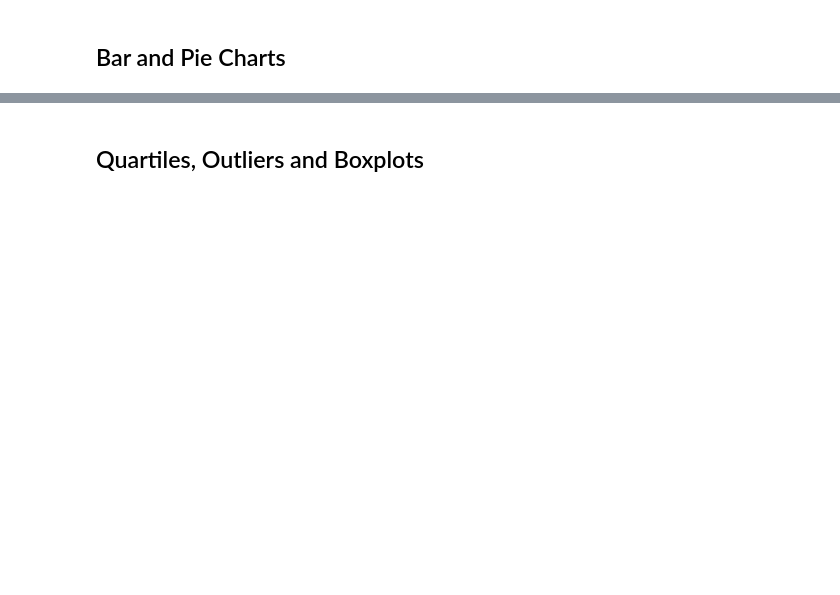
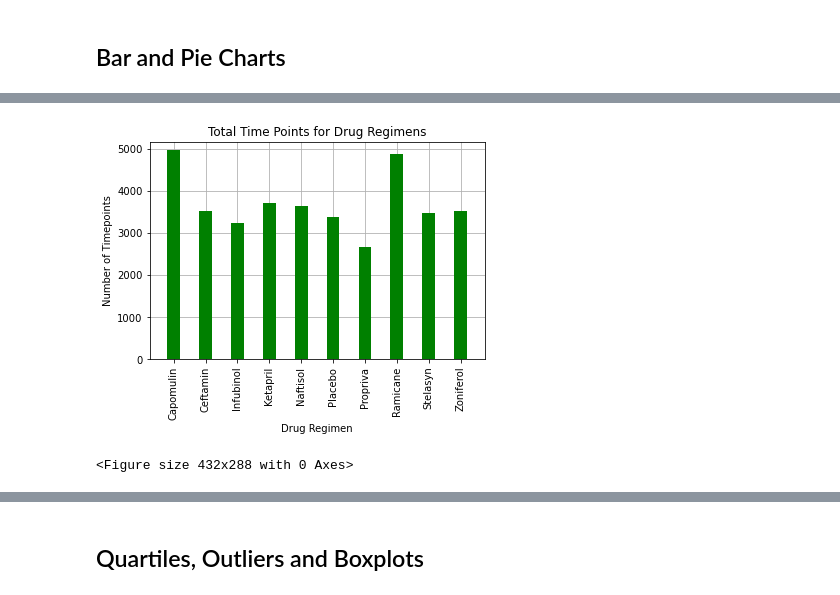
Before and after one commit to wtcutrer/Matplotlib_Challenge, a Jupyter notebook: pymaceuticals.ipynb, the cells around one changed output, grey strips where cells are left out. Drawn from its saved outputs; the diff is of its cells as text; code cells hidden in the pictures; blank space fills up the shorter version.

```diff
--- a/pymaceuticals.ipynb
+++ b/pymaceuticals.ipynb
@@ -110,2 +152,28 @@ dtype: int64
+# %%
+# Generate a bar plot showing the total number of timepoints for all mice tested for each drug regimen using pyplot.
+
+counts = clean_mouse.groupby('Drug Regimen')['Timepoint'].sum()
+drugs = ["Capomulin", "Ceftamin", "Infubinol", "Ketapril", "Naftisol", "Placebo", "Propriva", "Ramicane", "Stelasyn", "Zoniferol"]
+
+x_axis = np.arange(len(counts))
+plt.bar(x_axis, counts, color='g', width = 0.4, zorder=3)
+
+tick_locations = [value for value in x_axis]
+plt.xticks(tick_locations, drugs)
+
+plt.xlim(-0.75, len(x_axis)-0.25)
+plt.ylim(0, max(counts)+200)
+
+plt.xticks(rotation=90)
+plt.xlabel("Drug Regimen")
+plt.ylabel("Number of Timepoints")
+plt.title("Total Time Points for Drug Regimens")
+
+plt.grid(zorder=0)
+plt.show()
+plt.tight_layout()
+# %% [output]
+[figure, added]
+<Figure size 432x288 with 0 Axes>
 # %%
 # Generate a pie plot showing the distribution of female versus male mice using Pandas
```
Also changed, not shown: parts of 15 cells of this notebook.
